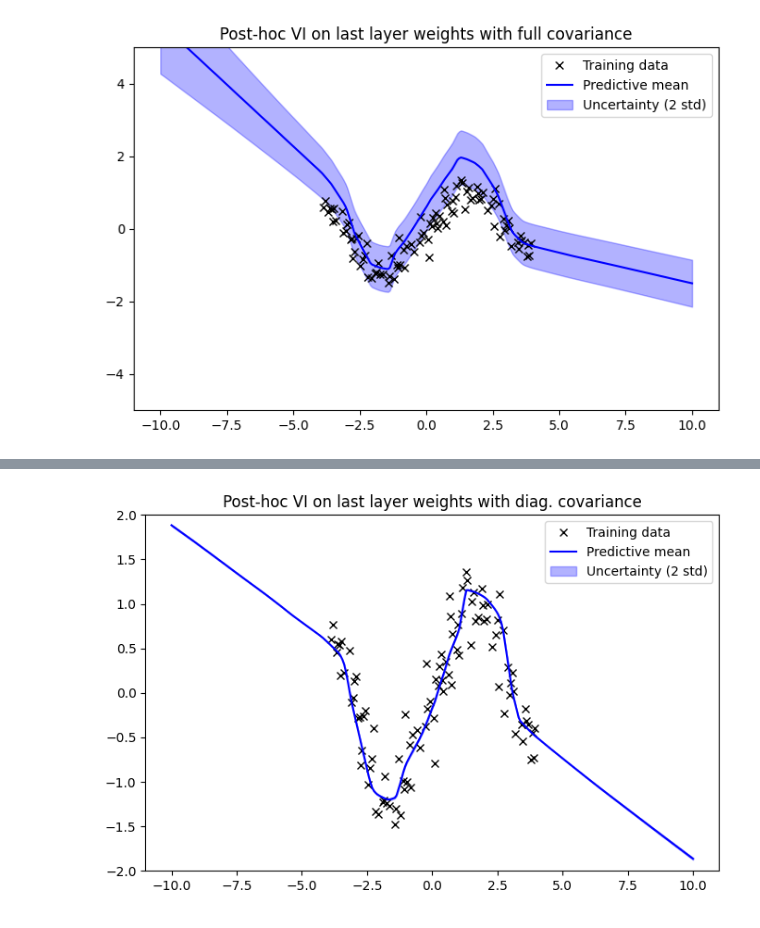
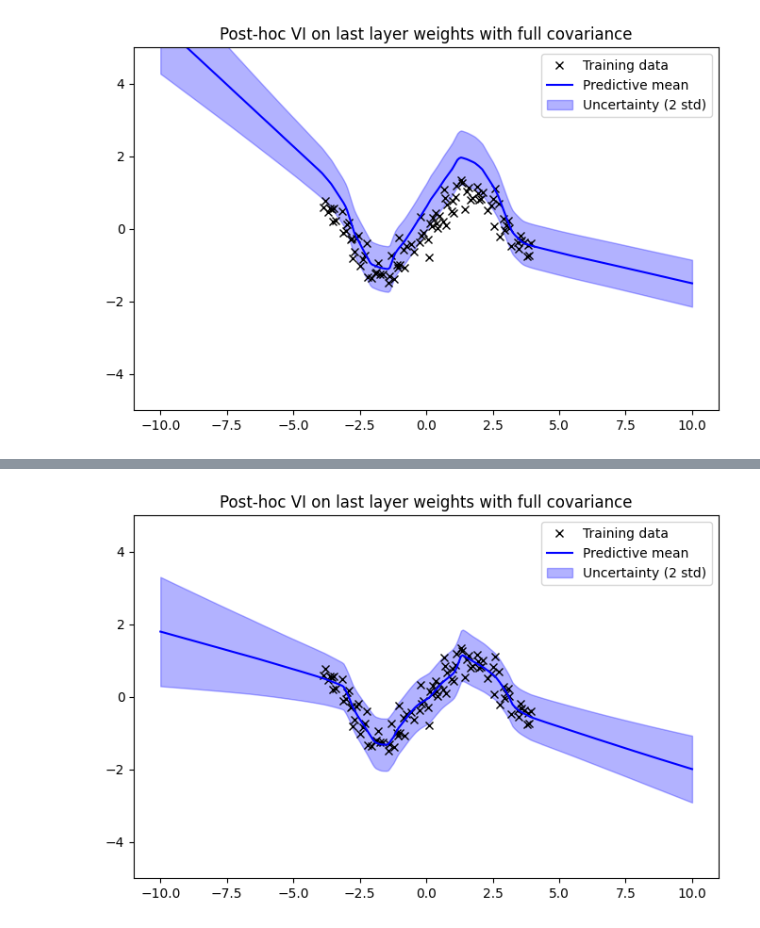
Before and after one commit to clarahoffmann/last-layer-inf, a Jupyter notebook: src/vi_closed.ipynb, the cells around one changed output, grey strips where cells are left out. Saved outputs shown, nothing was run; the diff lists cells and outputs as text; code cells hidden in the pictures.

```diff
--- a/src/vi_closed.ipynb
+++ b/src/vi_closed.ipynb
@@ -450,0 +464,6 @@ with torch.no_grad():
+# %%
+last_layer_vi_hs = LastLayerVIHorseshoe(in_features=Psi.shape[1], out_features=1)
+optimizer_vi = Adam(last_layer_vi_hs.parameters(), lr=1e-3)
+num_epochs = 10000
+sigma_eps_sq = sigma_eps**2
+N, L = Psi.shape
@@ -451,14 +561,21 @@ with torch.no_grad():
+# %%
+X_test = torch.linspace(-10,10, 300).unsqueeze(1)
+Psi_test = lli_net.get_ll_embedd(X_test)
+pred_mean = (Psi_test @  last_layer_vi_hs.mu.T).detach().numpy().squeeze()
+Sigma_q  = last_layer_vi_hs.get_Sigma_q().squeeze()
+Z = torch.diag(Psi_test @ torch.diag(Sigma_q[:L]) @ Psi_test.T)
+pred_std = torch.sqrt(Z + sigma_eps_sq).detach().numpy()
 # %%
 plt.figure(figsize=(8,5))
-plt.ylim(-2,2)
+plt.ylim(-5,5)
 plt.plot(xs_train.numpy(), ys_train.numpy(), 'kx', label='Training data')
-plt.plot(X_test.numpy(), mean_pred.numpy(), 'b', label='Predictive mean')
+plt.plot(X_test.numpy(), pred_mean, 'b', label='Predictive mean')
 plt.fill_between(X_test.squeeze().numpy(),
-                 mean_pred.numpy() - 2 * std_pred.numpy(),
-                mean_pred.numpy() + 2 * std_pred.numpy(),
+                 pred_mean - 2 * pred_std,
+                pred_mean + 2 * pred_std,
                  color='blue', alpha=0.3, label='Uncertainty (2 std)')
 plt.legend()
-plt.title("Post-hoc VI on last layer weights with diag. covariance")
+plt.title("Post-hoc VI on last layer weights with full covariance")
 plt.show()
 # %% [output]
-[figure, old version]
+[figure, new version]
```
Also changed, not shown: parts of 8 cells of this notebook.
